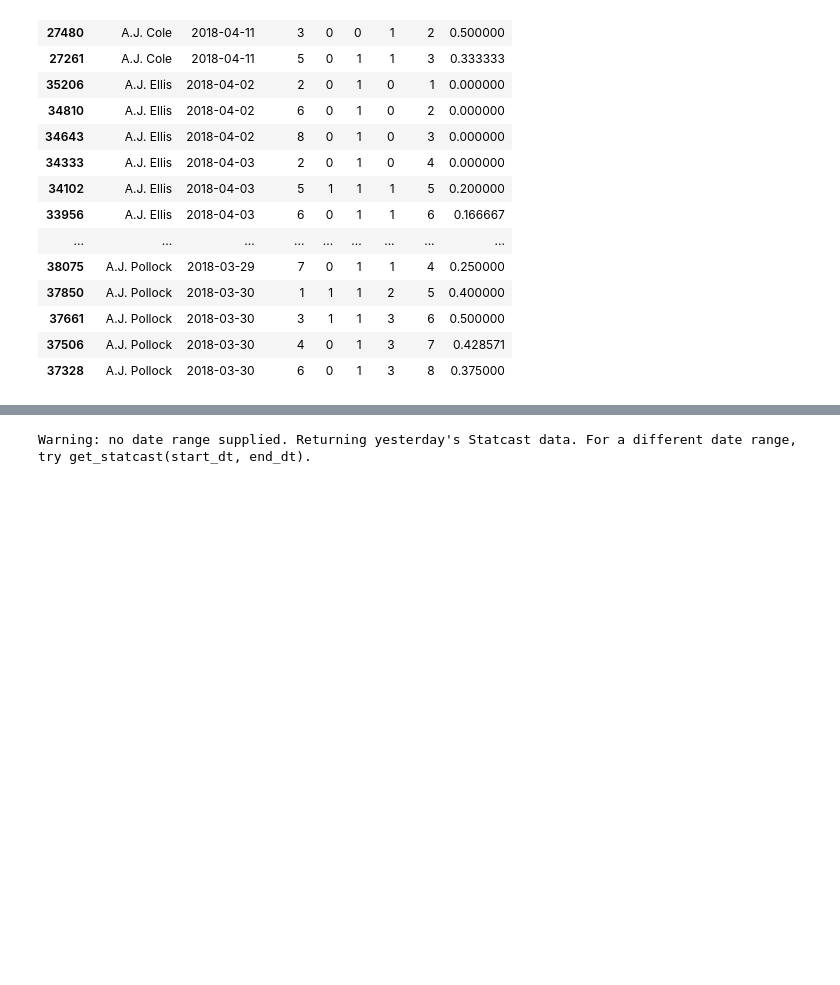
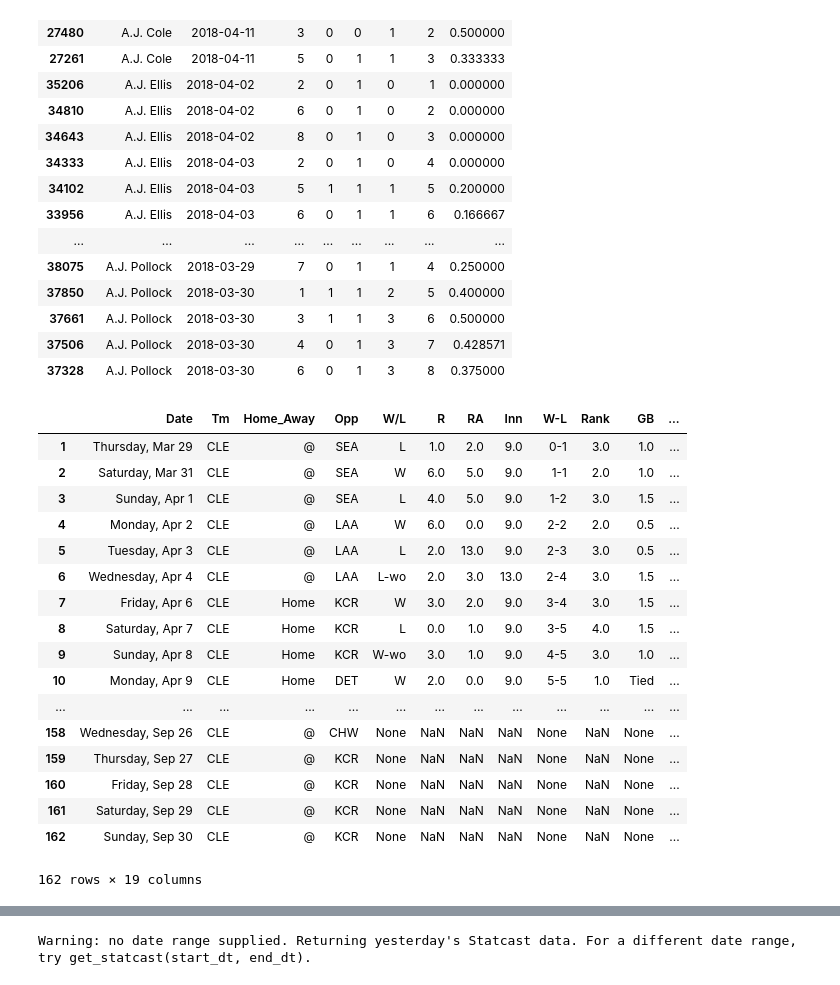
Before and after one commit to irickman/Batting-Average-Tableau, a Jupyter notebook: Batting Average/Batting Average.ipynb, the cells around one changed output, grey strips where cells are left out. Saved outputs shown, nothing was run; the diff lists cells and outputs as text; code cells hidden in the pictures; blank space fills up the shorter version.

```diff
--- a/Batting Average/Batting Average.ipynb
+++ b/Batting Average/Batting Average.ipynb
@@ -91,0 +113,21 @@ df[['player_name','date','inning','hit','ab','htd','abtd','avg']].sort_values(['
+# %%
+schedule_and_record(2018,'CLE')
+# %% [output]
+|  | Date | Tm | Home_Away | Opp | W/L | R | RA | Inn | W-L | Rank | GB | ... |
+| 1 | Thursday, Mar 29 | CLE | @ | SEA | L | 1.0 | 2.0 | 9.0 | 0-1 | 3.0 | 1.0 | ... |
+| 2 | Saturday, Mar 31 | CLE | @ | SEA | W | 6.0 | 5.0 | 9.0 | 1-1 | 2.0 | 1.0 | ... |
+| 3 | Sunday, Apr 1 | CLE | @ | SEA | L | 4.0 | 5.0 | 9.0 | 1-2 | 3.0 | 1.5 | ... |
+| 4 | Monday, Apr 2 | CLE | @ | LAA | W | 6.0 | 0.0 | 9.0 | 2-2 | 2.0 | 0.5 | ... |
+| 5 | Tuesday, Apr 3 | CLE | @ | LAA | L | 2.0 | 13.0 | 9.0 | 2-3 | 3.0 | 0.5 | ... |
+| 6 | Wednesday, Apr 4 | CLE | @ | LAA | L-wo | 2.0 | 3.0 | 13.0 | 2-4 | 3.0 | 1.5 | ... |
+| 7 | Friday, Apr 6 | CLE | Home | KCR | W | 3.0 | 2.0 | 9.0 | 3-4 | 3.0 | 1.5 | ... |
+| 8 | Saturday, Apr 7 | CLE | Home | KCR | L | 0.0 | 1.0 | 9.0 | 3-5 | 4.0 | 1.5 | ... |
+| 9 | Sunday, Apr 8 | CLE | Home | KCR | W-wo | 3.0 | 1.0 | 9.0 | 4-5 | 3.0 | 1.0 | ... |
+| 10 | Monday, Apr 9 | CLE | Home | DET | W | 2.0 | 0.0 | 9.0 | 5-5 | 1.0 | Tied | ... |
+| ... | ... | ... | ... | ... | ... | ... | ... | ... | ... | ... | ... | ... |
+| 158 | Wednesday, Sep 26 | CLE | @ | CHW | None | NaN | NaN | NaN | None | NaN | None | ... |
+| 159 | Thursday, Sep 27 | CLE | @ | KCR | None | NaN | NaN | NaN | None | NaN | None | ... |
+| 160 | Friday, Sep 28 | CLE | @ | KCR | None | NaN | NaN | NaN | None | NaN | None | ... |
+| 161 | Saturday, Sep 29 | CLE | @ | KCR | None | NaN | NaN | NaN | None | NaN | None | ... |
+| 162 | Sunday, Sep 30 | CLE | @ | KCR | None | NaN | NaN | NaN | None | NaN | None | ... |
+162 rows × 19 columns
```
Also changed, not shown: parts of 11 cells of this notebook, 2 other files.
